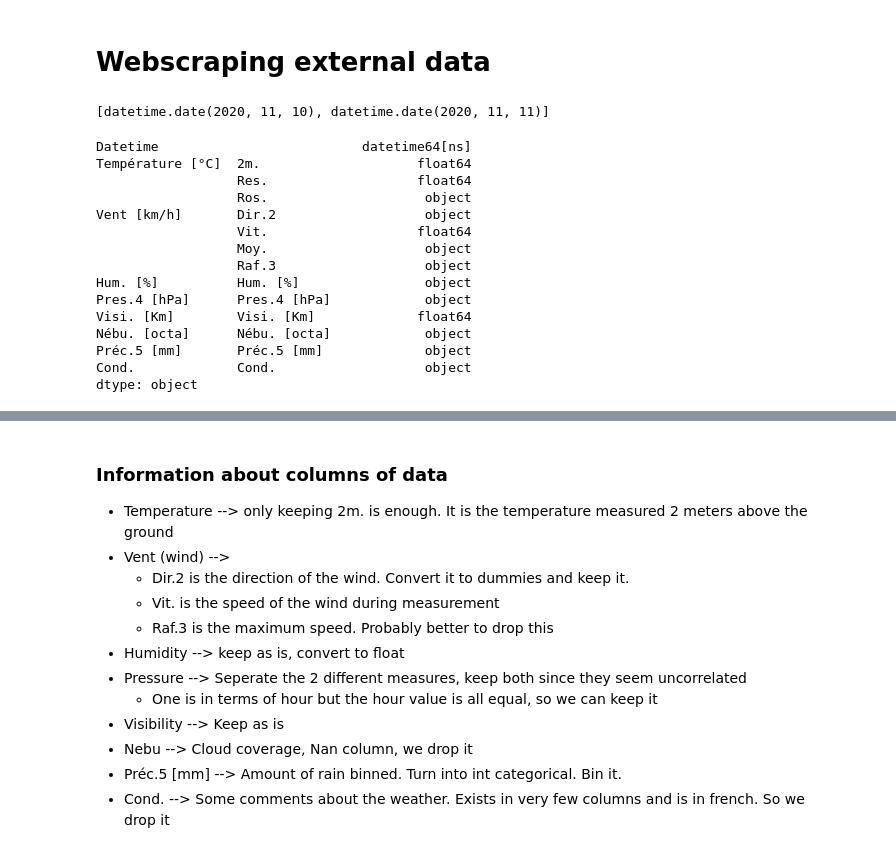
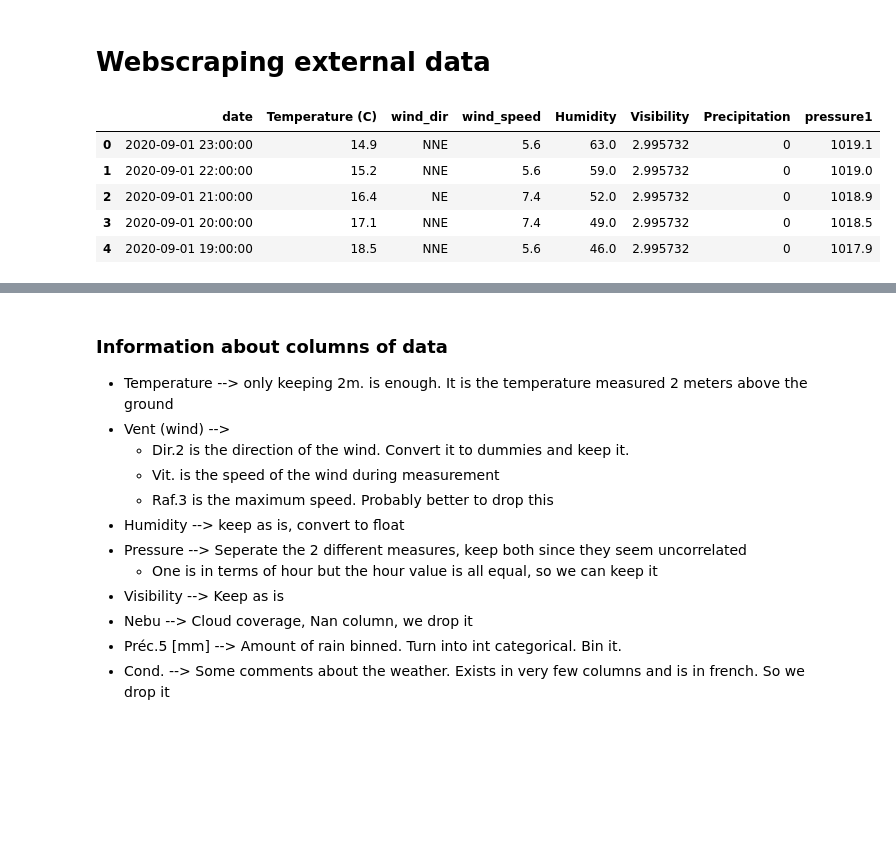
Before and after one commit to Rehann2/bike_counts_Kaan_Rehan, a Jupyter notebook: bike_counters_starting_kit.ipynb, the cells around one changed output, grey strips where cells are left out. Cells and saved outputs as stored; diff of their text form; code cells hidden in the pictures; blank space fills up the shorter version.

```diff
--- a/bike_counters_starting_kit.ipynb
+++ b/bike_counters_starting_kit.ipynb
@@ -147,6 +147,18 @@ import problem
 
 X_train, y_train = problem.get_train_data()
 X_test, y_test = problem.get_test_data()
+# %%
+df_weather = pd.read_csv("external_data.csv")
+df_weather['date'] = pd.to_datetime(df_weather.date)
+df_weather.drop(df_weather.columns[0], axis=1, inplace=True)
+df_weather.head()
+# %% [output]
+|  | date | Temperature (C) | wind_dir | wind_speed | Humidity | Visibility | Precipitation | pressure1 |
+| 0 | 2020-09-01 23:00:00 | 14.9 | NNE | 5.6 | 63.0 | 2.995732 | 0 | 1019.1 |
+| 1 | 2020-09-01 22:00:00 | 15.2 | NNE | 5.6 | 59.0 | 2.995732 | 0 | 1019.0 |
+| 2 | 2020-09-01 21:00:00 | 16.4 | NE | 7.4 | 52.0 | 2.995732 | 0 | 1018.9 |
+| 3 | 2020-09-01 20:00:00 | 17.1 | NNE | 7.4 | 49.0 | 2.995732 | 0 | 1018.5 |
+| 4 | 2020-09-01 19:00:00 | 18.5 | NNE | 5.6 | 46.0 | 2.995732 | 0 | 1017.9 |
 # %%
 import datetime as dt
 train_dates = X_train.date.dt.date.unique()
@@ -179,29 +188,6 @@ for date in dates:
     df_weather = pd.concat([df_weather, df_hour], ignore_index=True)
 
 sunshine_time = pd.to_datetime(sunshine_time, format = "%H h %M min") - dt.datetime(1900,1,1)
-# %%
-#The following days are missing in the database
-print(missing_dates)
-# %% [output]
-[datetime.date(2020, 11, 10), datetime.date(2020, 11, 11)]
-# %%
-df_weather.dtypes
-# %% [output]
-Datetime                          datetime64[ns]
-Température [°C]  2m.                    float64
-                  Res.                   float64
-                  Ros.                    object
-Vent [km/h]       Dir.2                   object
-                  Vit.                   float64
-                  Moy.                    object
-                  Raf.3                   object
-Hum. [%]          Hum. [%]                object
-Pres.4 [hPa]      Pres.4 [hPa]            object
-Visi. [Km]        Visi. [Km]             float64
-Nébu. [octa]      Nébu. [octa]            object
-Préc.5 [mm]       Préc.5 [mm]             object
-Cond.             Cond.                   object
-dtype: object
 # %%
 df_weather.head(10)
 # %% [output]
```
Also changed, not shown: parts of 39 cells of this notebook.
